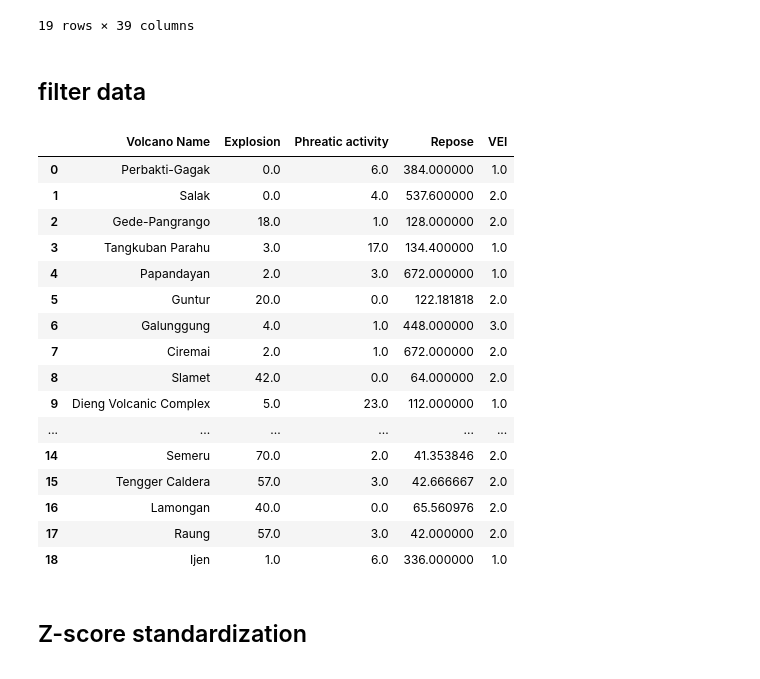
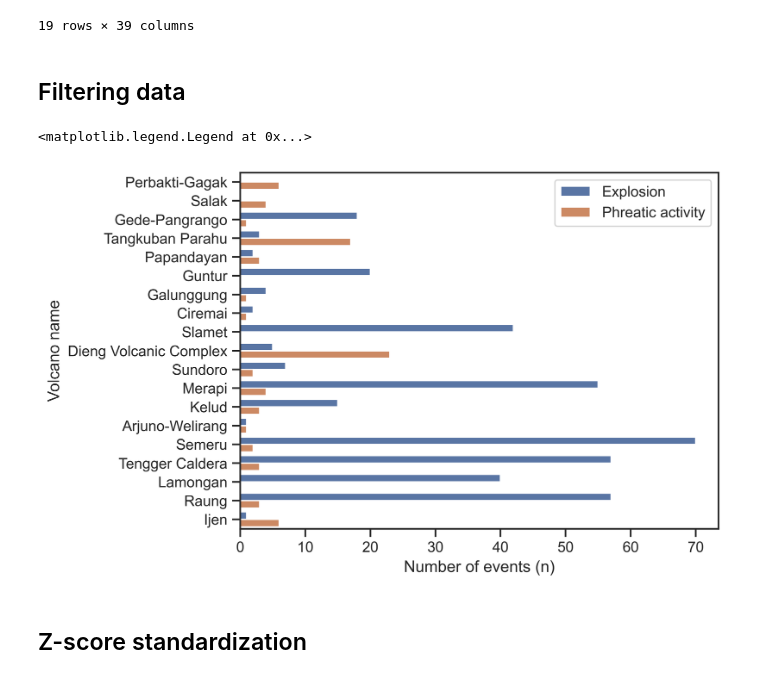
Before and after one commit to geika02/Java-s-Volcanic-Hazard-Assessment, a Jupyter notebook: Clustering.ipynb, the cells around one changed output. Cells and saved outputs as stored; diff of their text form; code cells hidden in the pictures.

```diff
--- a/Clustering.ipynb
+++ b/Clustering.ipynb
@@ -179,28 +216,20 @@ newdata
 | 18 | Ijen | 7 | 1.0 | 6.0 | 1.0 | 0.0 | 0.0 | 0.0 | 0.0 | ... |
 19 rows × 39 columns
 # %% [markdown]
-## filter data
+## Filtering data
-# %%
-newdata = newdata[['Volcano Name', 'Explosion','Phreatic activity','Repose','VEI']]
-newdata
-# %% [output]
-|  | Volcano Name | Explosion | Phreatic activity | Repose | VEI |
-| 0 | Perbakti-Gagak | 0.0 | 6.0 | 384.000000 | 1.0 |
-| 1 | Salak | 0.0 | 4.0 | 537.600000 | 2.0 |
-| 2 | Gede-Pangrango | 18.0 | 1.0 | 128.000000 | 2.0 |
-| 3 | Tangkuban Parahu | 3.0 | 17.0 | 134.400000 | 1.0 |
-| 4 | Papandayan | 2.0 | 3.0 | 672.000000 | 1.0 |
-| 5 | Guntur | 20.0 | 0.0 | 122.181818 | 2.0 |
-| 6 | Galunggung | 4.0 | 1.0 | 448.000000 | 3.0 |
-| 7 | Ciremai | 2.0 | 1.0 | 672.000000 | 2.0 |
-| 8 | Slamet | 42.0 | 0.0 | 64.000000 | 2.0 |
-| 9 | Dieng Volcanic Complex | 5.0 | 23.0 | 112.000000 | 1.0 |
-| ... | ... | ... | ... | ... | ... |
-| 14 | Semeru | 70.0 | 2.0 | 41.353846 | 2.0 |
-| 15 | Tengger Caldera | 57.0 | 3.0 | 42.666667 | 2.0 |
-| 16 | Lamongan | 40.0 | 0.0 | 65.560976 | 2.0 |
-| 17 | Raung | 57.0 | 3.0 | 42.000000 | 2.0 |
-| 18 | Ijen | 1.0 | 6.0 | 336.000000 | 1.0 |
+# %%
+newdata = newdata[['Volcano Name', 'Explosion','Phreatic activity','Repose','VEI']]
+newdata
+
+dataacv = newdata[['Volcano Name','Explosion','Phreatic activity']]
+data_stacked = pd.melt(dataacv, id_vars='Volcano Name', var_name='Value_Type', value_name='Value')
+sns.barplot(data=data_stacked, y='Volcano Name', x='Value',hue='Value_Type')
+plt.ylabel('Volcano name')
+plt.xlabel('Number of events (n)')
+plt.legend(title='')
+# %% [output]
+<matplotlib.legend.Legend at 0x...>
+[figure, added]
 # %% [markdown]
 ## Z-score standardization
 # %%
```
Also changed, not shown: parts of 14 cells of this notebook, 2 other files.
